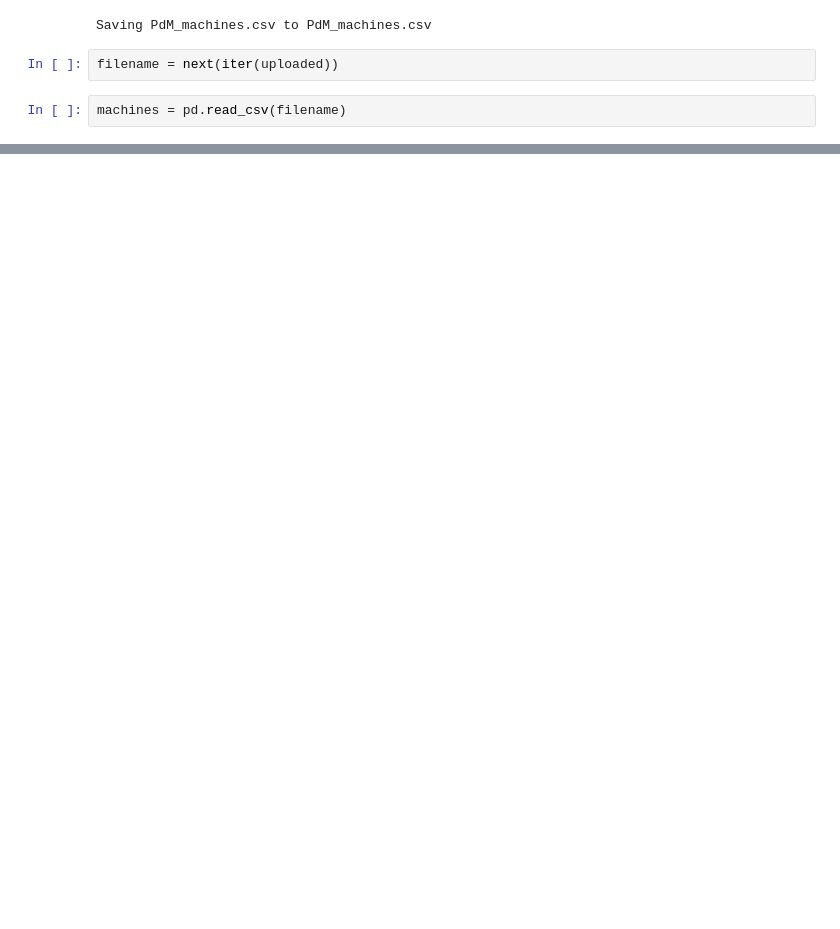
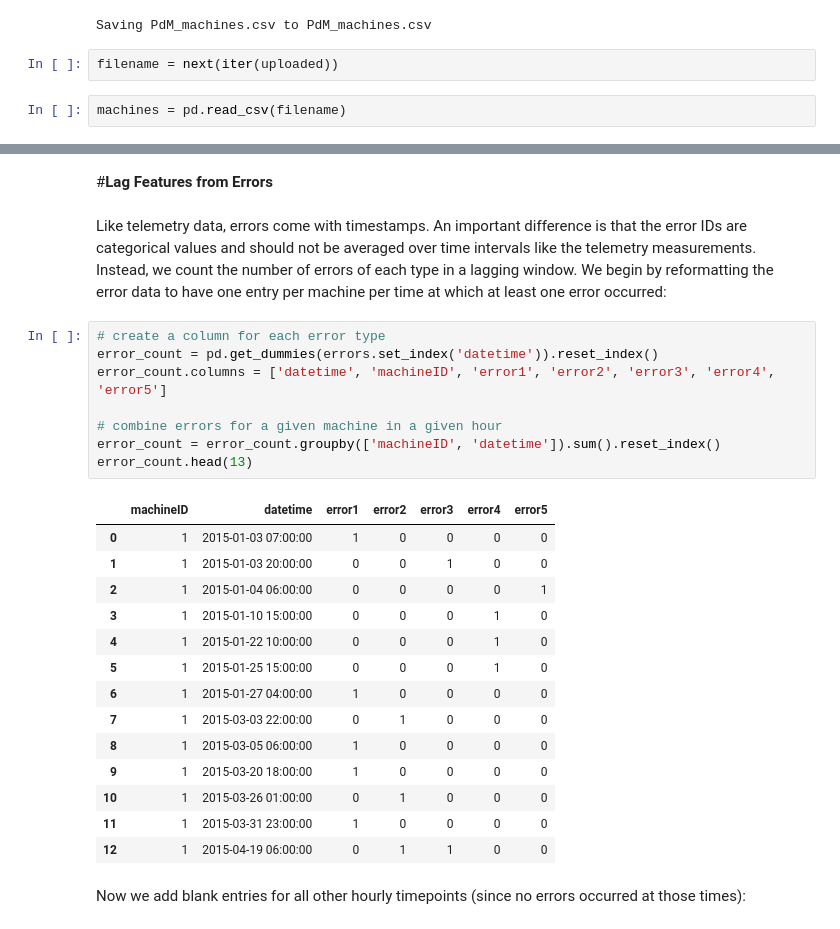
Before and after one commit to fishitmo/Takeobds, a Jupyter notebook: Predictive_Maintenance.ipynb, the cells around one changed output, grey strips where cells are left out. Drawn from its saved outputs; the diff is of its cells as text; blank space fills up the shorter version.

```diff
--- a/Predictive_Maintenance.ipynb
+++ b/Predictive_Maintenance.ipynb
@@ -364,0 +561,29 @@ machines.head()
+# %% [markdown]
+#**Lag Features from Errors**
+# %% [markdown]
+Like telemetry data, errors come with timestamps. An important difference is that the error IDs are categorical values and should not be averaged over time intervals like the telemetry measurements. Instead, we count the number of errors of each type in a lagging window. We begin by reformatting the error data to have one entry per machine per time at which at least one error occurred:
+# %%
+# create a column for each error type
+error_count = pd.get_dummies(errors.set_index('datetime')).reset_index()
+error_count.columns = ['datetime', 'machineID', 'error1', 'error2', 'error3', 'error4', 'error5']
+
+# combine errors for a given machine in a given hour
+error_count = error_count.groupby(['machineID', 'datetime']).sum().reset_index()
+error_count.head(13)
+# %% [output]
+|  | machineID | datetime | error1 | error2 | error3 | error4 | error5 |
+| 0 | 1 | 2015-01-03 07:00:00 | 1 | 0 | 0 | 0 | 0 |
+| 1 | 1 | 2015-01-03 20:00:00 | 0 | 0 | 1 | 0 | 0 |
+| 2 | 1 | 2015-01-04 06:00:00 | 0 | 0 | 0 | 0 | 1 |
+| 3 | 1 | 2015-01-10 15:00:00 | 0 | 0 | 0 | 1 | 0 |
+| 4 | 1 | 2015-01-22 10:00:00 | 0 | 0 | 0 | 1 | 0 |
+| 5 | 1 | 2015-01-25 15:00:00 | 0 | 0 | 0 | 1 | 0 |
+| 6 | 1 | 2015-01-27 04:00:00 | 1 | 0 | 0 | 0 | 0 |
+| 7 | 1 | 2015-03-03 22:00:00 | 0 | 1 | 0 | 0 | 0 |
+| 8 | 1 | 2015-03-05 06:00:00 | 1 | 0 | 0 | 0 | 0 |
+| 9 | 1 | 2015-03-20 18:00:00 | 1 | 0 | 0 | 0 | 0 |
+| 10 | 1 | 2015-03-26 01:00:00 | 0 | 1 | 0 | 0 | 0 |
+| 11 | 1 | 2015-03-31 23:00:00 | 1 | 0 | 0 | 0 | 0 |
+| 12 | 1 | 2015-04-19 06:00:00 | 0 | 1 | 1 | 0 | 0 |
+# %% [markdown]
+Now we add blank entries for all other hourly timepoints (since no errors occurred at those times):
```
Also changed, not shown: parts of 38 cells of this notebook.
